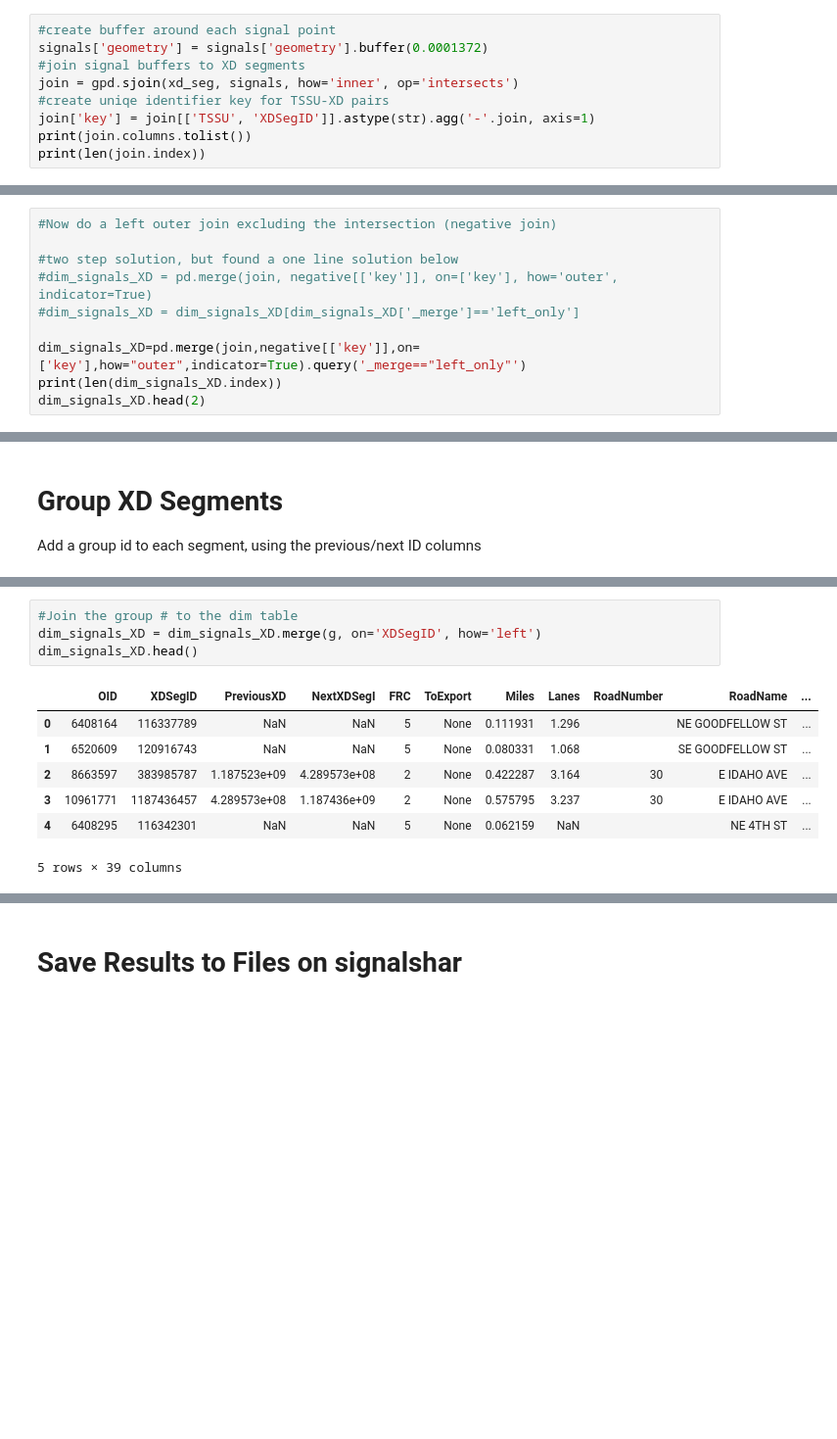
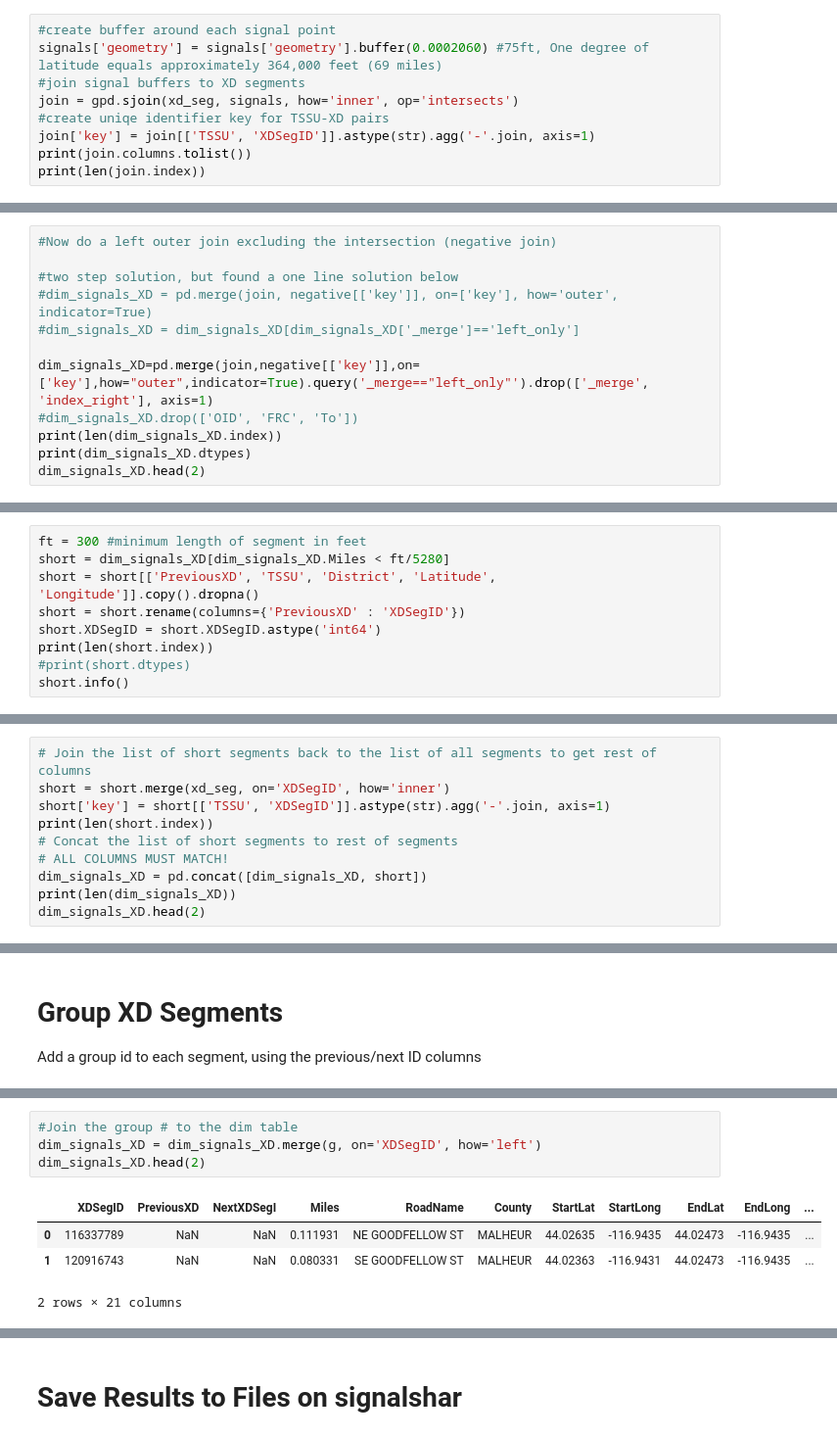
Before and after one commit to ShawnStrasser/INRIX_API, a Jupyter notebook: segments_generator.ipynb, the cells around one changed output, grey strips where cells are left out. Shown at 98% size. Saved outputs shown, nothing was run; the diff lists cells and outputs as text; blank space fills up the shorter version.

Commit message:
added previous segment to small segments

```diff
--- a/segments_generator.ipynb
+++ b/segments_generator.ipynb
@@ -75,7 +100,7 @@ Create buffer arround signal points and join them with intersections of XD segme
 Then remove TSSU-XD pairs where the XD segment starts near the signal (is moving away)
 # %%
 #create buffer around each signal point
-signals['geometry'] = signals['geometry'].buffer(0.0001372)
+signals['geometry'] = signals['geometry'].buffer(0.0002060) #75ft, One degree of latitude equals approximately 364,000 feet (69 miles)
 #join signal buffers to XD segments
 join = gpd.sjoin(xd_seg, signals, how='inner', op='intersects')
 #create uniqe identifier key for TSSU-XD pairs
@@ -133,7 +158,9 @@ Right CRS: None
 #dim_signals_XD = pd.merge(join, negative[['key']], on=['key'], how='outer', indicator=True)
 #dim_signals_XD = dim_signals_XD[dim_signals_XD['_merge']=='left_only']
 
-dim_signals_XD=pd.merge(join,negative[['key']],on=['key'],how="outer",indicator=True).query('_merge=="left_only"')
+dim_signals_XD=pd.merge(join,negative[['key']],on=['key'],how="outer",indicator=True).query('_merge=="left_only"').drop(['_merge', 'index_right'], axis=1)
+#dim_signals_XD.drop(['OID', 'FRC', 'To'])
 print(len(dim_signals_XD.index))
+print(dim_signals_XD.dtypes)
 dim_signals_XD.head(2)
 # %% [output]
@@ -144,0 +196,9 @@ dim_signals_XD.head(2)
+# %%
+ft = 300 #minimum length of segment in feet
+short = dim_signals_XD[dim_signals_XD.Miles < ft/5280]
+short = short[['PreviousXD', 'TSSU', 'District', 'Latitude', 'Longitude']].copy().dropna()
+short = short.rename(columns={'PreviousXD' : 'XDSegID'})
+short.XDSegID = short.XDSegID.astype('int64')
+print(len(short.index))
+#print(short.dtypes)
+short.info()
@@ -144,0 +219,10 @@ dim_signals_XD.head(2)
+# %%
+# Join the list of short segments back to the list of all segments to get rest of columns
+short = short.merge(xd_seg, on='XDSegID', how='inner')
+short['key'] = short[['TSSU', 'XDSegID']].astype(str).agg('-'.join, axis=1)
+print(len(short.index))
+# Concat the list of short segments to rest of segments
+# ALL COLUMNS MUST MATCH!
+dim_signals_XD = pd.concat([dim_signals_XD, short])
+print(len(dim_signals_XD))
+dim_signals_XD.head(2)
@@ -255,12 +343,9 @@ See the caveats in the documentation: https://pandas.pydata.org/pandas-docs/stab
 # %%
 #Join the group # to the dim table
 dim_signals_XD = dim_signals_XD.merge(g, on='XDSegID', how='left')
-dim_signals_XD.head()
+dim_signals_XD.head(2)
 # %% [output]
-|  | OID | XDSegID | PreviousXD | NextXDSegI | FRC | ToExport | Miles | Lanes | RoadNumber | RoadName | ... |
-| 0 | 6408164 | 116337789 | NaN | NaN | 5 | None | 0.111931 | 1.296 |  | NE GOODFELLOW ST | ... |
-| 1 | 6520609 | 120916743 | NaN | NaN | 5 | None | 0.080331 | 1.068 |  | SE GOODFELLOW ST | ... |
-| 2 | 8663597 | 383985787 | 1.187523e+09 | 4.289573e+08 | 2 | None | 0.422287 | 3.164 | 30 | E IDAHO AVE | ... |
-| 3 | 10961771 | 1187436457 | 4.289573e+08 | 1.187436e+09 | 2 | None | 0.575795 | 3.237 | 30 | E IDAHO AVE | ... |
-| 4 | 6408295 | 116342301 | NaN | NaN | 5 | None | 0.062159 | NaN |  | NE 4TH ST | ... |
+|  | XDSegID | PreviousXD | NextXDSegI | Miles | RoadName | County | StartLat | StartLong | EndLat | EndLong | ... |
+| 0 | 116337789 | NaN | NaN | 0.111931 | NE GOODFELLOW ST | MALHEUR | 44.02635 | -116.9435 | 44.02473 | -116.9435 | ... |
+| 1 | 120916743 | NaN | NaN | 0.080331 | SE GOODFELLOW ST | MALHEUR | 44.02363 | -116.9431 | 44.02473 | -116.9435 | ... |
-5 rows × 39 columns
+2 rows × 21 columns
```
Also changed, not shown: parts of 19 cells of this notebook, 1 other file.
